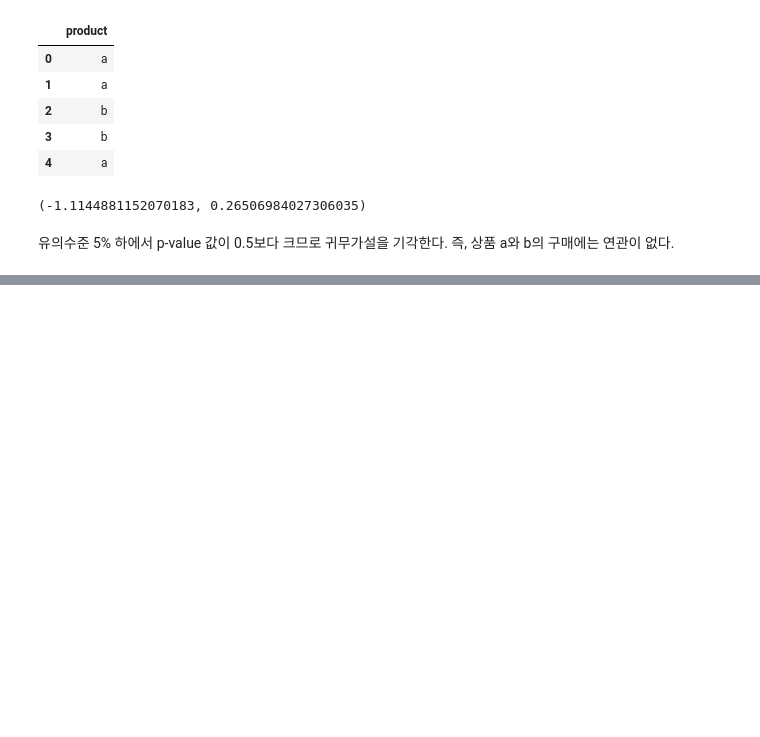
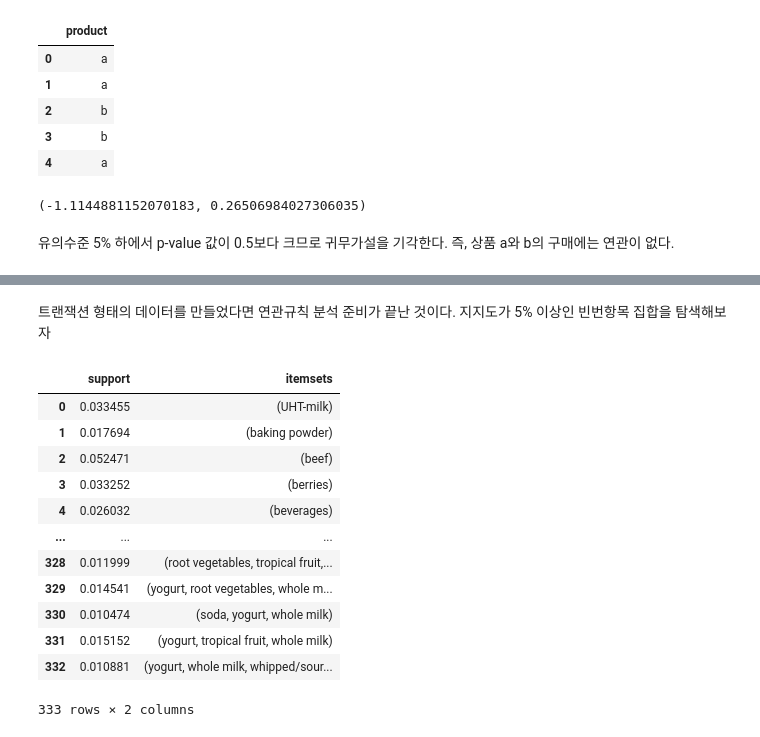
Before and after one commit to AhyunHeo/ADP, a Jupyter notebook: 7-6) Association Analysis.ipynb, the cells around one changed output, grey strips where cells are left out. Saved outputs shown, nothing was run; the diff lists cells and outputs as text; code cells hidden in the pictures; blank space fills up the shorter version.

```diff
--- a/7-6) Association Analysis.ipynb
+++ b/7-6) Association Analysis.ipynb
@@ -54,0 +203,22 @@ Apriori 알고리즘은 모든 품목지ㅏㅂ에 대한 지지도를 전부 계
+# %% [markdown]
+트랜잭션 형태의 데이터를 만들었다면 연관규칙 분석 준비가 끝난 것이다. 지지도가 5% 이상인 빈번항목 집합을 탐색해보자
+# %%
+from mlxtend.frequent_patterns import apriori
+# 지지도가 5% 이상인 빈번 항목 집합 탐색
+
+groceries_ap = apriori(groceries_tr, min_support=0.01, use_colnames=True)
+groceries_ap
+# %% [output]
+|  | support | itemsets |
+| 0 | 0.033455 | (UHT-milk) |
+| 1 | 0.017694 | (baking powder) |
+| 2 | 0.052471 | (beef) |
+| 3 | 0.033252 | (berries) |
+| 4 | 0.026032 | (beverages) |
+| ... | ... | ... |
+| 328 | 0.011999 | (root vegetables, tropical fruit,... |
+| 329 | 0.014541 | (yogurt, root vegetables, whole m... |
+| 330 | 0.010474 | (soda, yogurt, whole milk) |
+| 331 | 0.015152 | (yogurt, tropical fruit, whole milk) |
+| 332 | 0.010881 | (yogurt, whole milk, whipped/sour... |
+333 rows × 2 columns
```
Also changed, not shown: parts of 14 cells of this notebook, 1 other file.
